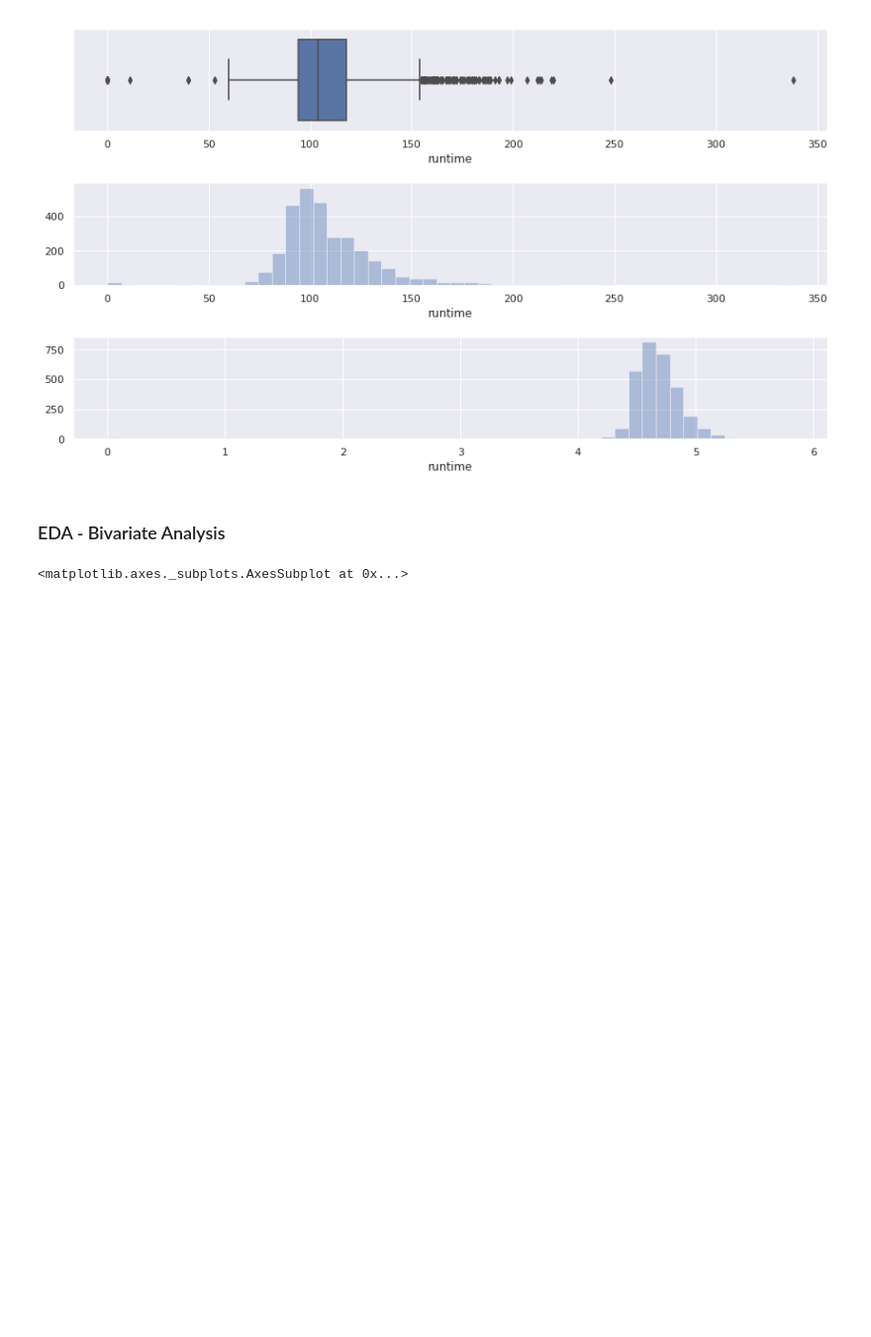
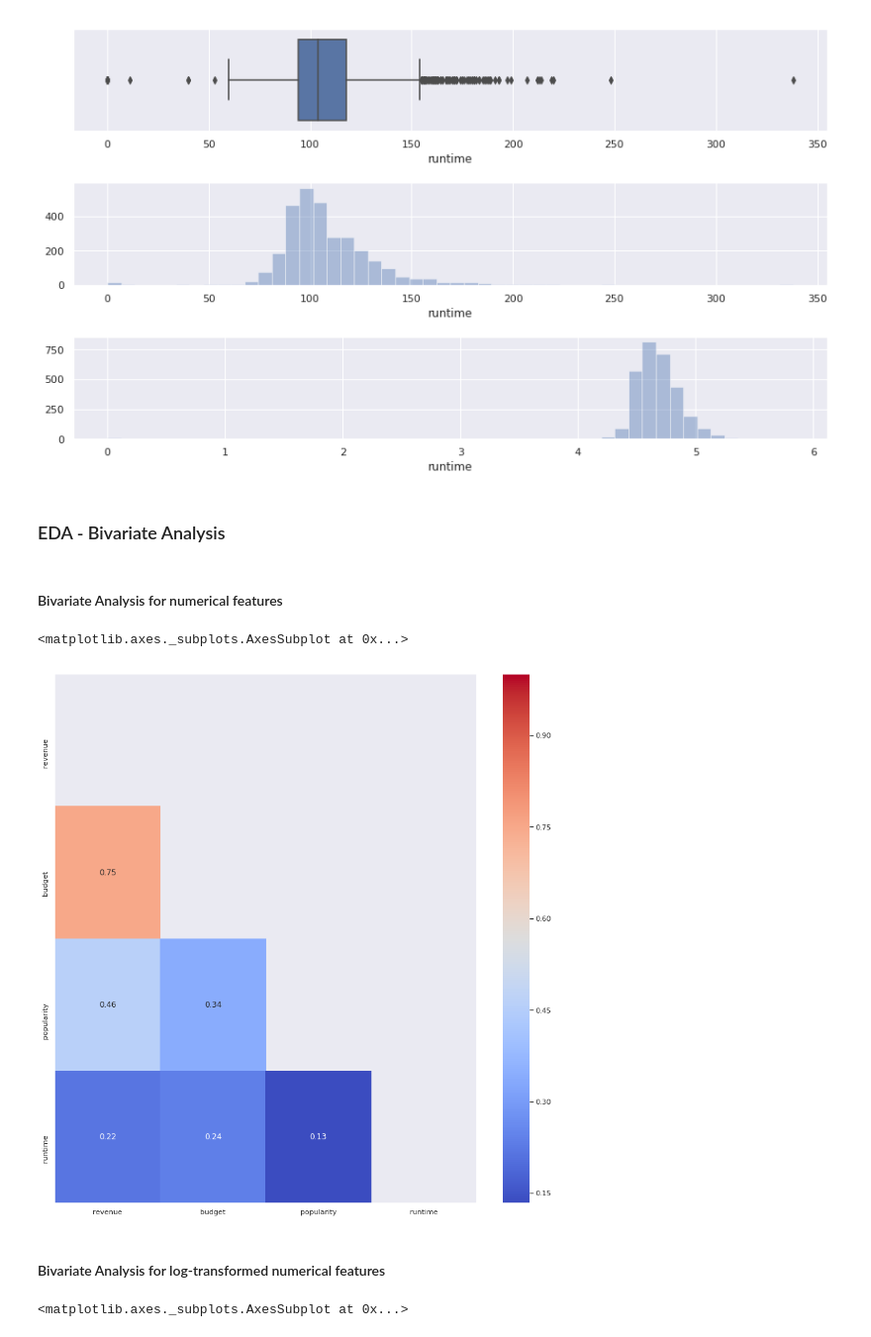
Before and after one commit to praxitelisk/TMDB-Box-Office-Prediction, a Jupyter notebook: TMDB Box Office Prediction EDA + ML.ipynb, the cells around one changed output. Shown: that part at 99% size. Drawn from its saved outputs; the diff is of its cells as text; code cells hidden in the pictures; blank space fills up the shorter version.

```diff
--- a/TMDB Box Office Prediction EDA + ML.ipynb
+++ b/TMDB Box Office Prediction EDA + ML.ipynb
@@ -274,6 +277,27 @@ test_df["log_runtime"] = np.log1p(test_df.runtime)
 [figure]
 # %% [markdown]
 ### EDA - Bivariate Analysis
+# %% [markdown]
+#### Bivariate Analysis for numerical features
+# %%
+sns.set(rc={'figure.figsize':(13,14)})
+
+# Compute the correlation matrix
+corr = train_df[["revenue", "budget", "popularity", "runtime"]].corr()
+
+# Generate a mask for the upper triangle
+mask = np.zeros_like(corr, dtype=np.bool)
+mask[np.triu_indices_from(mask)] = True
+
+sns.heatmap(corr, mask=mask,
+            annot=True,
+            #fmt=".2f",
+            cmap='coolwarm')
+# %% [output]
+<matplotlib.axes._subplots.AxesSubplot at 0x...>
+[figure, added]
+# %% [markdown]
+#### Bivariate Analysis for log-transformed numerical features
 # %%
 sns.set(rc={'figure.figsize':(13,14)})
 
```
Also changed, not shown: parts of 17 cells of this notebook.
